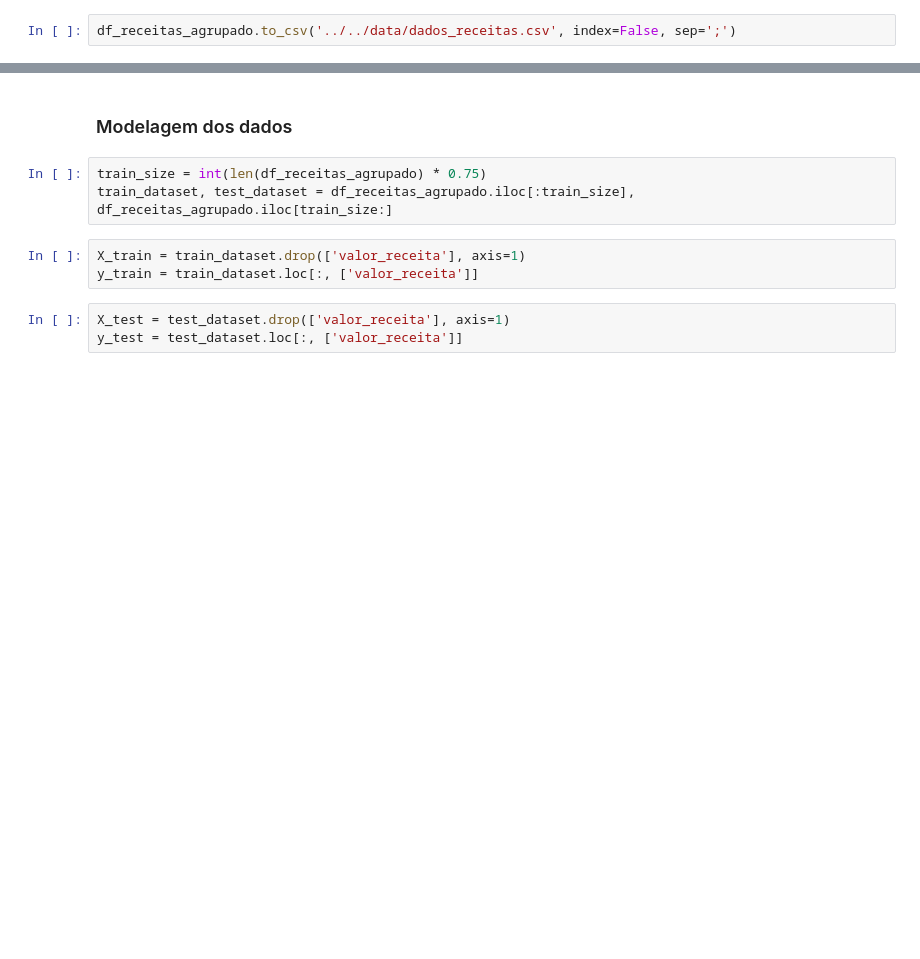
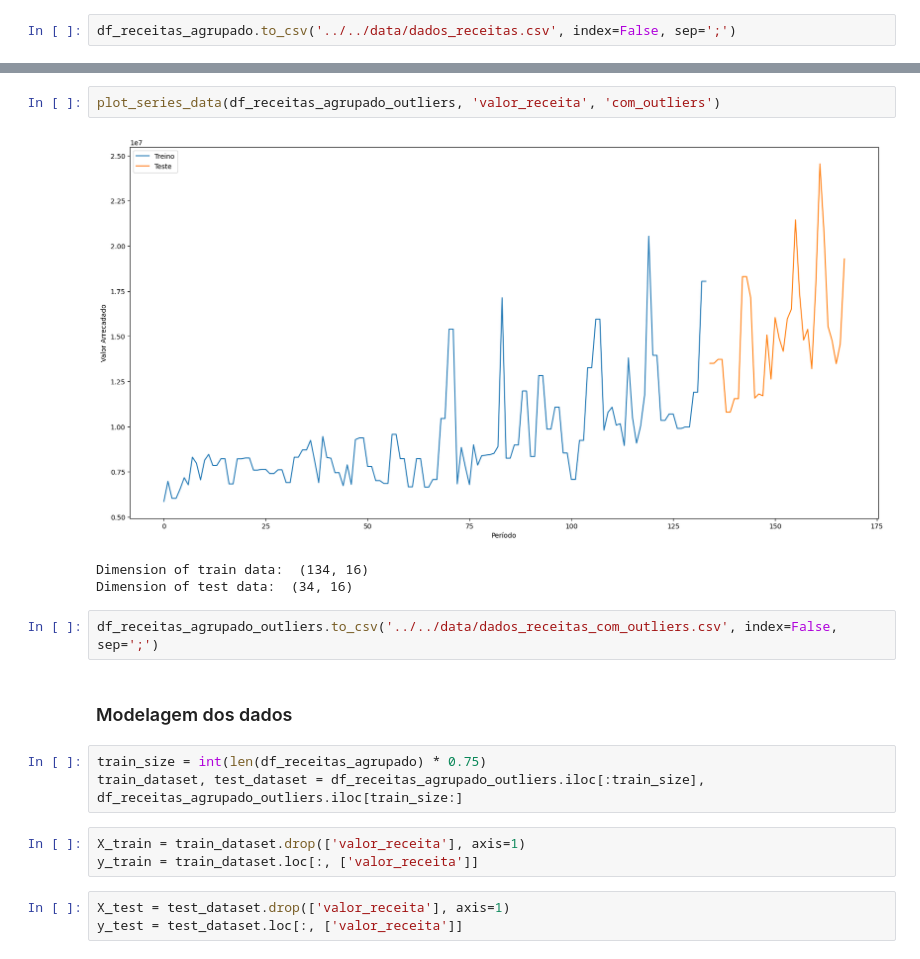
Before and after one commit to AllysonAbreu/neural_network_studies, a Jupyter notebook: notebooks/v2/rede_neural_dados_nuvem.ipynb, the cells around one changed output, grey strips where cells are left out. Cells and saved outputs as stored; diff of their text form; blank space fills up the shorter version.

```diff
--- a/notebooks/v2/rede_neural_dados_nuvem.ipynb
+++ b/notebooks/v2/rede_neural_dados_nuvem.ipynb
@@ -498,8 +567,16 @@ df_receitas_agrupado.to_csv('../../data/dados_receitas.csv', index=False, sep=';
+# %%
+plot_series_data(df_receitas_agrupado_outliers, 'valor_receita', 'com_outliers')
+# %% [output]
+[figure, added]
+Dimension of train data:  (134, 16)
+Dimension of test data:  (34, 16)
+# %%
+df_receitas_agrupado_outliers.to_csv('../../data/dados_receitas_com_outliers.csv', index=False, sep=';')
 # %% [markdown]
 ### Modelagem dos dados
 # %%
 train_size = int(len(df_receitas_agrupado) * 0.75)
-train_dataset, test_dataset = df_receitas_agrupado.iloc[:train_size], df_receitas_agrupado.iloc[train_size:]
+train_dataset, test_dataset = df_receitas_agrupado_outliers.iloc[:train_size], df_receitas_agrupado_outliers.iloc[train_size:]
 # %%
 X_train = train_dataset.drop(['valor_receita'], axis=1)
 y_train = train_dataset.loc[:, ['valor_receita']]
```
Also changed, not shown: parts of 31 cells of this notebook, 33 other files.
